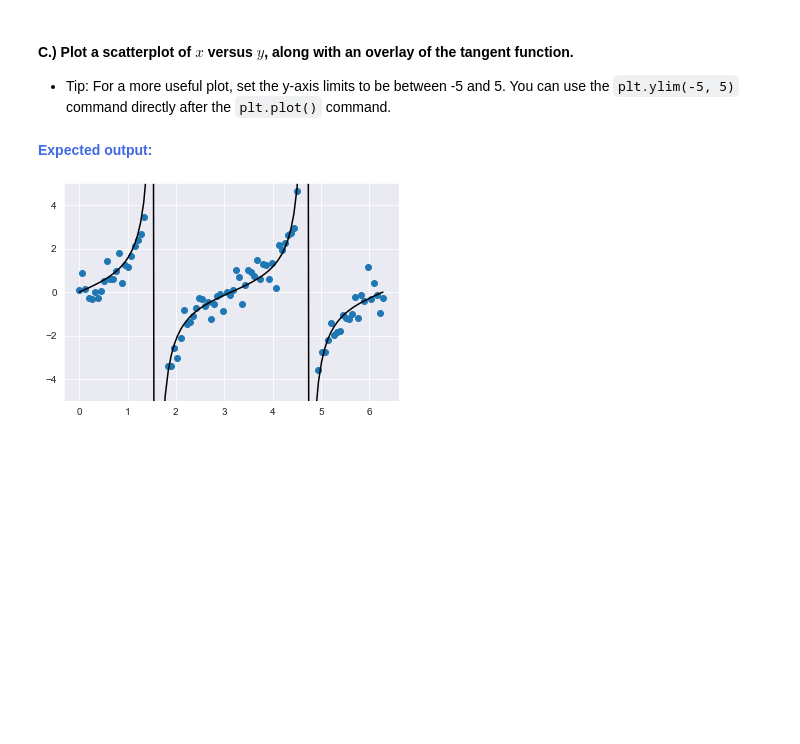
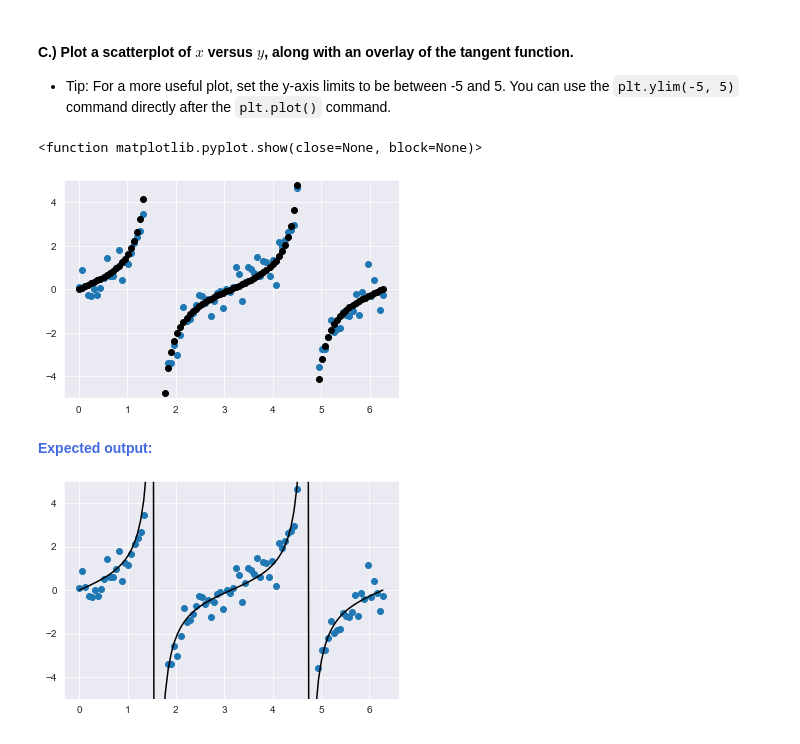
Before and after one commit to tundeiness/How_the_World_Works, a Jupyter notebook: 1 - Workbook - Fake It Til You Make It (Simulations).ipynb, the cells around one changed output. Drawn from its saved outputs; the diff is of its cells as text; code cells hidden in the pictures; blank space fills up the shorter version.

```diff
--- a/1 - Workbook - Fake It Til You Make It (Simulations).ipynb
+++ b/1 - Workbook - Fake It Til You Make It (Simulations).ipynb
@@ -294,2 +384,13 @@ It should mirror the methodology from the Coding Section. Set the random seed to
+# %%
+# input feature
+tan_x = np.linspace(0, 2*np.pi, 100)
+np.random.seed(321)
+
+# noise
+tan_noise = np.random.normal(0, 0.5, 100)
+
+
+# target variable
+tan_y = np.tan(tan_x) + tan_noise
 # %% [markdown]
 #### B.) Print the first 5 values of <code>y</code> just to check that we're on the same page. If your output is different, please check your random seed and/or the Answer Key for this module.
@@ -304,9 +409,19 @@ It should mirror the methodology from the Coding Section. Set the random seed to
 * Tip: For a more useful plot, set the y-axis limits to be between -5 and 5. You can use the <code>plt.ylim(-5, 5)</code> command directly after the <code>plt.plot()</code> command.
 # %%
 # Scatterplot of x and y
+plt.scatter(tan_x, tan_y)
+plt.ylim(-5, 5)
+
 
 
 # Overlay the tangent function
+
+plt.scatter(tan_x, np.tan(tan_x), color='k')
+#sns.set_style('darkgrid')
+plt.show
+# %% [output]
+<function matplotlib.pyplot.show(close=None, block=None)>
+[figure, added]
 # %% [markdown]
 <strong style="color:RoyalBlue">Expected output:</strong>
 
```
Also changed, not shown: parts of 33 cells of this notebook, 2 other files.
